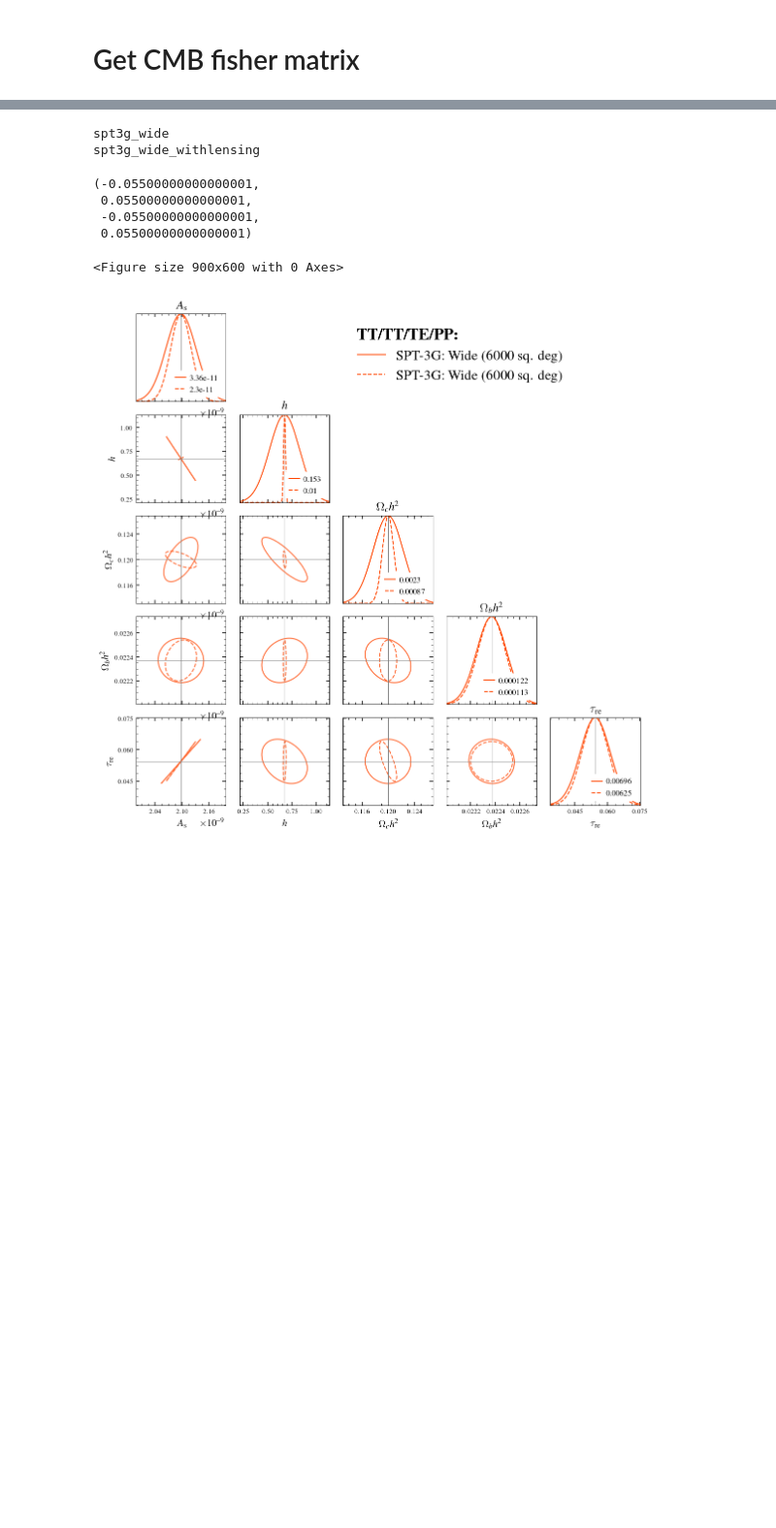
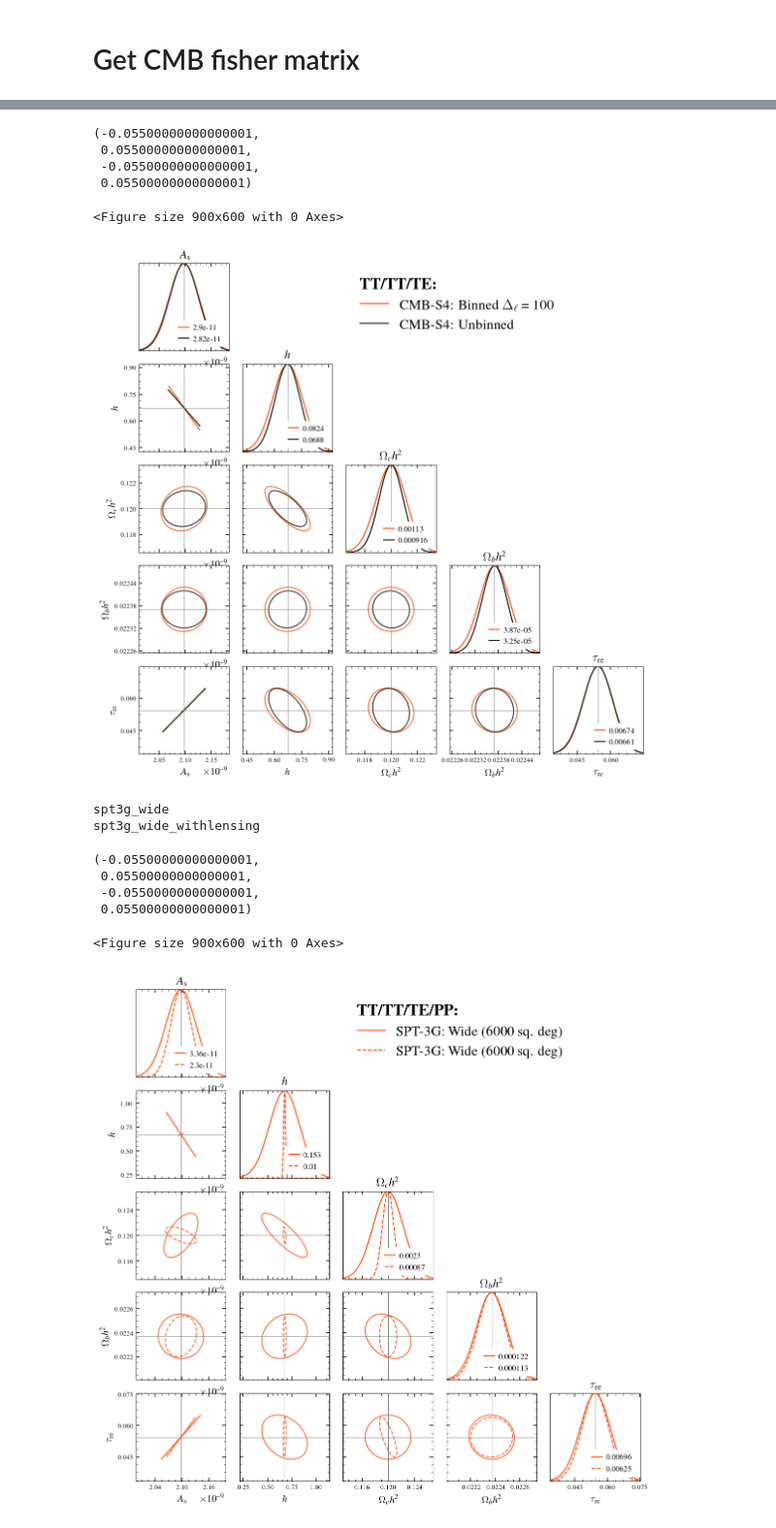
Before and after one commit to sriniraghunathan/CMB_BAO_SNe_likelihoods, a Jupyter notebook: s1_get_cmb_fisher.ipynb, the cells around one changed output, grey strips where cells are left out. Shown at 97% size. Saved outputs shown, nothing was run; the diff lists cells and outputs as text; code cells hidden in the pictures; blank space fills up the shorter version.

Commit message:
CMB binned Fisher

```diff
--- a/s1_get_cmb_fisher.ipynb
+++ b/s1_get_cmb_fisher.ipynb
@@ -179,5 +172,5 @@ dict_keys(['els', 'TT', 'EE', 'BB', 'TE', 'PP', 'Tphi', 'Ephi']) dict_keys(['As'
 # %%
-parent_results_fd = 'results/cmb/'
+parent_results_fd = 'results/cmb/fisher/'
 if not os.path.exists( parent_results_fd ): os.system('mkdir -p %s' %(parent_results_fd))
 
 '''
@@ -309,6 +302,6 @@ for expname in reqd_exp_arr:
         op_dic['fisher_matrix'] = cmb_fisher_mat
         op_dic['params'] = cmb_params
         op_dic['param_dict'] = param_dict
-        ##np.save( curr_exp_cmb_fisher_fname, op_dic )
+        np.save( curr_exp_cmb_fisher_fname, op_dic )
 # %% [output]
 cmbs4
@@ -329,0 +320,69 @@ fisher_fname_dic
+# %%
+#cmb_param_dict = {'As': 2.196e-9, 'h': 0.6736, 'ns': 0.9649, 'omch2': 0.1200,  'ombh2': 0.02237, 'tau': 0.0544, 'ws': -1.0, 'wa': 0.0}
+#cmb_fix_params = ['mnu', 'nrun', 'w0', 'wa']#, 'neff'#, 'wa']
+cmb_fix_params = ['mnu', 'nrun', 'w0', 'wa', 'neff']#, 'neff'#, 'wa']
+cmb_prior_dic = {'tau': 0.007}
+cmb_fisher_dic_to_plot = {}
+cmb_color_dic = {}
+cmb_ls_dic = {}
+fisher_fname_dic = {}
+fisher_fname_dic['cmbs4_binned_deltal100'] = 'results/cmb/fisher//cmbs4//cmbs4_cmb_fisher_lensed_scalar_params--As--h--ns--omch2--ombh2--tau--ws--wa--mnu--neff--nrun_lmint300--lminp300--lmaxt3500--lmaxp3500_fsky0.57_deltal100.npy'
+fisher_fname_dic['cmbs4_unbinned'] = 'results/cmb/fisher//cmbs4//cmbs4_cmb_fisher_lensed_scalar_params--As--h--ns--omch2--ombh2--tau--ws--wa--mnu--neff--nrun_lmint300--lminp300--lmaxt3500--lmaxp3500_fsky0.57.npy'
+
+cmb_color_dic = {}
+cmb_color_dic['cmbs4_binned_deltal100'] = 'orangered'
+cmb_color_dic['cmbs4_unbinned'] = 'black'
+
+cmb_ls_dic = {}
+cmb_ls_dic['cmbs4_binned_deltal100'] = '-'
+cmb_ls_dic['cmbs4_unbinned'] = '-'
+
+cmb_label_dic = {}
+cmb_label_dic['cmbs4_binned_deltal100'] = 'CMB-S4: Binned $\Delta_{\ell} = 100$'
+cmb_label_dic['cmbs4_unbinned'] = 'CMB-S4: Unbinned'
+
+
+for keyname in fisher_fname_dic:
+
+    print( keyname )
+
+    curr_exp_cmb_fisher_fname = fisher_fname_dic[keyname]
+    fisher_dic = np.load( curr_exp_cmb_fisher_fname, allow_pickle = True ).item()
+    curr_cmb_fisher_mat = fisher_dic['fisher_matrix']
+    curr_cmb_params = fisher_dic['params']
+
+    #fix params
+    curr_cmb_fisher_mat, curr_cmb_params_mod = misc.fix_params(curr_cmb_fisher_mat, curr_cmb_params, cmb_fix_params)
+
+    #add prior
+    curr_cmb_fisher_mat = misc.add_prior(curr_cmb_fisher_mat, curr_cmb_params_mod, cmb_prior_dic)
+
+    cmb_fisher_dic_to_plot[keyname] = curr_cmb_fisher_mat
+
+#make plot
+#desired_params_to_plot = curr_cmb_params_mod
+desired_params_to_plot = ['As', 'h', 'omch2', 'ombh2', 'tau']#, 'neff']
+fix_axis_range_to_xxsigma = 3 ##None #3
+fsval = 12 ##14
+
+##print(cmb_fisher_dic.keys()); sys.exit()
+
+clf()
+tr, tc = len( desired_params_to_plot ), len( desired_params_to_plot )
+figure(figsize = (tr+4, tc+4))
+subplots_adjust(hspace=0.15, wspace = 0.15)
+assert curr_cmb_fisher_mat.shape[0] == len( curr_cmb_params_mod )
+cmb_color_dic, cmb_ls_dic = misc.make_triangle_plot(cmb_fisher_dic_to_plot, tr, tc, curr_cmb_params_mod, param_dict, desired_params_to_plot, fsval = fsval-2, color_dic = cmb_color_dic, ls_dic = cmb_ls_dic, fix_axis_range_to_xxsigma = fix_axis_range_to_xxsigma, ncol = 1)#, one_or_two_sigma = 1, fsval = 12, noofticks = 4)
+
+#legend
+ax = subplot(tr, tc, 3)
+for keyname in fisher_fname_dic:
+    labval, colorval, lsval = cmb_label_dic[keyname], cmb_color_dic[keyname], cmb_ls_dic[keyname]
+    plot([], [], color = colorval, ls =lsval, label = r'%s' %(labval))
+if add_lensing:
+    leg = legend(loc = 2, fontsize = fsval+2, framealpha = 0., title = r'{\bf TT/TT/TE/PP:}', title_fontsize = fsval+4)
+else:
+    leg = legend(loc = 2, fontsize = fsval+2, framealpha = 0., title = r'{\bf TT/TT/TE:}', title_fontsize = fsval+4)
+leg._legend_box.align = 'left'
+axis('off')
+# %% [output]
@@ -330,3 +391,9 @@ fisher_fname_dic
+(-0.05500000000000001,
+ 0.05500000000000001,
+ -0.05500000000000001,
+ 0.05500000000000001)
+<Figure size 900x600 with 0 Axes>
+[figure, added]
 # %%
 #cmb_param_dict = {'As': 2.196e-9, 'h': 0.6736, 'ns': 0.9649, 'omch2': 0.1200,  'ombh2': 0.02237, 'tau': 0.0544, 'ws': -1.0, 'wa': 0.0}
 #cmb_fix_params = ['mnu', 'nrun', 'w0', 'wa']#, 'neff'#, 'wa']
```
Also changed, not shown: parts of 6 cells of this notebook.
